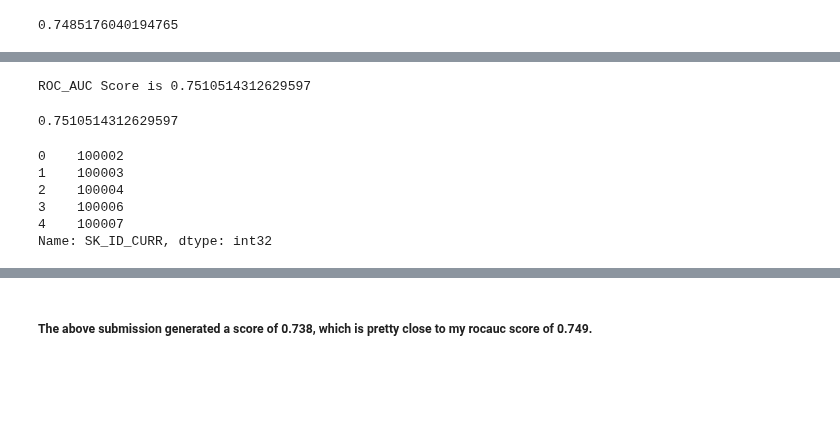
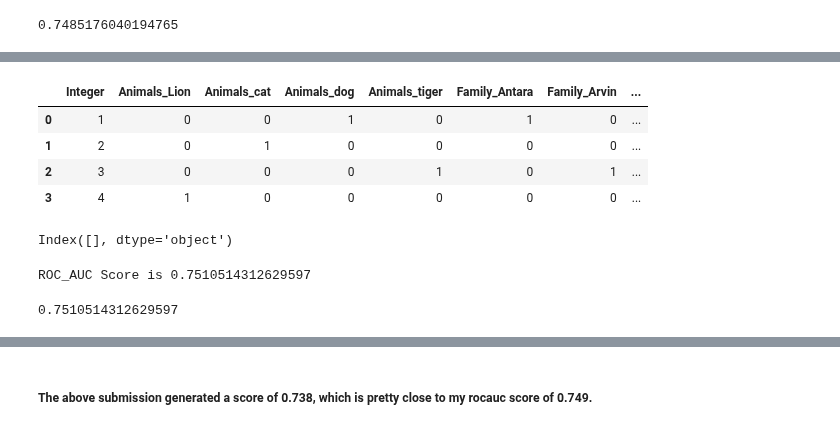
Before and after one commit to zahid1202/Credit_Default_Risk, a Jupyter notebook: Model_Credit_Fraud.ipynb, the cells around one changed output, grey strips where cells are left out. Drawn from its saved outputs; the diff is of its cells as text; code cells hidden in the pictures; blank space fills up the shorter version.

```diff
--- a/Model_Credit_Fraud.ipynb
+++ b/Model_Credit_Fraud.ipynb
@@ -323,0 +361,7 @@ ROC_AUC Score is 0.749
+# %%
+random_df = pd.DataFrame({"Animals":["dog","cat","tiger","Lion"],
+                          "Family":["Antara","Zahid","Arvin", np.nan],
+                          "Integer":[1,2,3,4]})
+catagorical_features = random_df.columns[random_df.dtypes=="object"].tolist()
+#random_df  = random_df[catagorical_features].astype(str).apply(lambda x: LabelEncoder().fit_transform(x))
+random_df
@@ -324,15 +374,24 @@ ROC_AUC Score is 0.749
+# %%
+pd.get_dummies(random_df)
+# %% [output]
+|  | Integer | Animals_Lion | Animals_cat | Animals_dog | Animals_tiger | Family_Antara | Family_Arvin | ... |
+| 0 | 1 | 0 | 0 | 1 | 0 | 1 | 0 | ... |
+| 1 | 2 | 0 | 1 | 0 | 0 | 0 | 0 | ... |
+| 2 | 3 | 0 | 0 | 0 | 1 | 0 | 1 | ... |
+| 3 | 4 | 1 | 0 | 0 | 0 | 0 | 0 | ... |
+# %%
+pl = Pipeline([
+    ("imutation", Imputer()),
+         ("le", LabelEncoder)
+])
+
+#pl.fit_transform(random_df)
+
+train.columns[train.dtypes=="object"]
+# %% [output]
+Index([], dtype='object')
 # %%
 log_reg_rocauc(eng_train2, C=1)
 # %% [output]
 ROC_AUC Score is 0.7510514312629597
 0.7510514312629597
-# %%
-train.TARGET.head()
-train["SK_ID_CURR"].head()
-# %% [output]
-0    100002
-1    100003
-2    100004
-3    100006
-4    100007
-Name: SK_ID_CURR, dtype: int32
```
Also changed, not shown: parts of 19 cells of this notebook.
